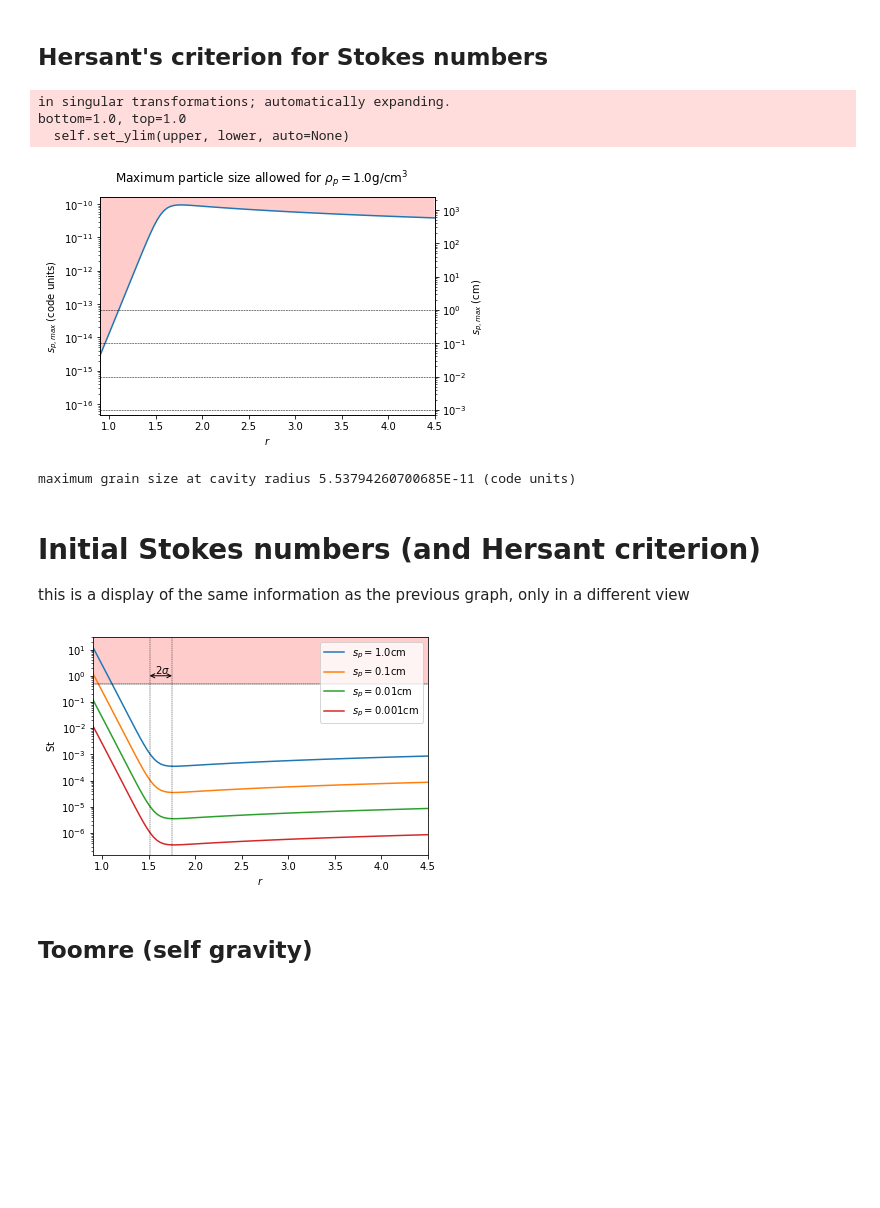
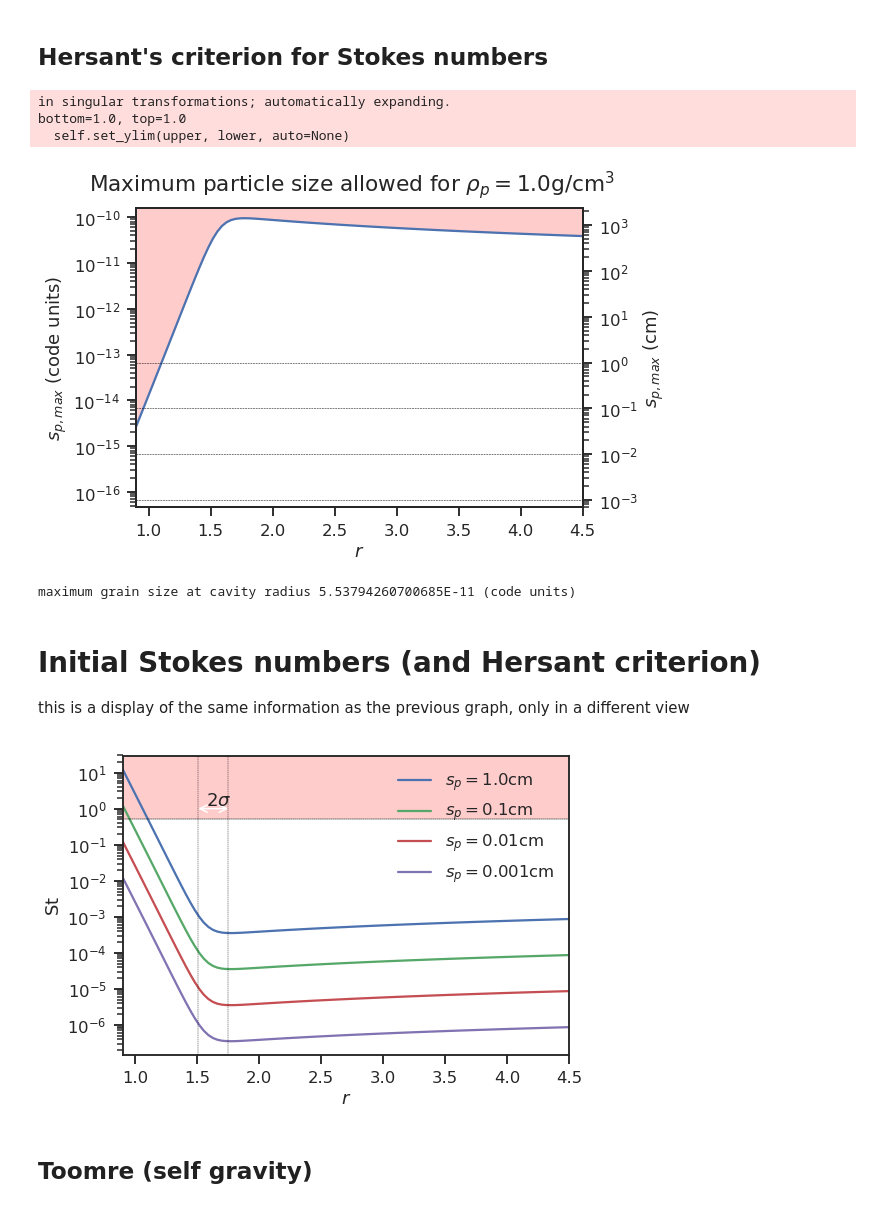
Before and after one commit to neutrinoceros/amrvac-models, a Jupyter notebook: hd142527/Theo_study.ipynb, the cells around one changed output. Drawn from its saved outputs; the diff is of its cells as text; code cells hidden in the pictures; blank space fills up the shorter version.

```diff
--- a/hd142527/Theo_study.ipynb
+++ b/hd142527/Theo_study.ipynb
@@ -9,10 +9,23 @@ from pathlib import Path
 import matplotlib.pyplot as plt
 import numpy as np
 import sympy as sp
+import seaborn as sns
+
+plt.style.use("seaborn")
+sns.set_style("ticks")
+sns.set_context("talk")
 # %%
 from tests.test_disk_physics import r, r_range, my_model, my_model_prime,\
     ref_length, sample0, sample1, conf, usr, DTDisk, evaluate_disk_mass_ratio,\
     get_flaring
+# %%
+rep_out = Path("img").resolve()
+if not rep_out.is_dir():
+    mkdir(rep_out)
+
+def save(fig, name:str):
+    for ext in ("png", "pdf"):
+        fig.savefig(rep_out/f"{name}.{ext}", bbox_tight=True)
 # %% [markdown]
 ## definitions
 # %%
@@ -170,7 +186,7 @@ axb.set_ylim(*my_ylims_phys)
 ax.set_ylim(*(my_ylims_phys /ref_length))
 
 
-
+save(fig, name="hersant_max_grain_size")
 plt.show()
 
 spmax = local_upper_particle_size(my_model, usr['cavity_radius'])
@@ -179,7 +195,7 @@ print(f'maximum grain size at cavity radius {spmax} (code units)')
 in singular transformations; automatically expanding.
 bottom=1.0, top=1.0
   self.set_ylim(upper, lower, auto=None)
-[figure, old version]
+[figure, new version]
 maximum grain size at cavity radius 5.53794260700685E-11 (code units)
 # %% [markdown]
 # Initial Stokes numbers (and Hersant criterion)
@@ -206,34 +222,35 @@ ylims = ax.get_ylim()
 ax.fill_between(
     r_range,
     ylims[1]*np.ones(len(r_range)),
     0.5*np.ones(len(r_range)),
     alpha=0.2,
     facecolor='red'
 )
 
 
 # Annotate the cavity transition region within 2 sigma
 asymp = dict(ls='--', c='k', lw=0.4)
 ax.plot(r_range, r_range/r_range*0.5, **asymp)
 sigmm = (center-sig/2)
 sigpp = (center+3*sig/2)
 ax.plot(sigmm*np.ones(2), np.array(ylims), **asymp)
 ax.plot(sigpp*np.ones(2), np.array(ylims), **asymp)
 
 ax.annotate(s=r'', xy=(sigmm,1), xytext=(sigpp,1),
             arrowprops=dict(arrowstyle='<->', shrinkA=0, shrinkB=0))
 ax.annotate(s=r'$2\sigma$', xy=(center, 1.2))
 
 
 ax.set_xlabel(r'$r$')
 ax.set_ylabel(r'$\mathrm{St}$')
 ax.set_ylim(ylims)
 ax.set_xlim(r_range.min(), r_range.max())
 ax.legend(loc="upper right")
 
+save(fig, name="init_St")
 plt.show()
 # %% [output]
-[figure, old version]
+[figure, new version]
 # %% [markdown]
 ## Toomre (self gravity)
 # %%
```
Also changed, not shown: parts of 6 cells of this notebook.
